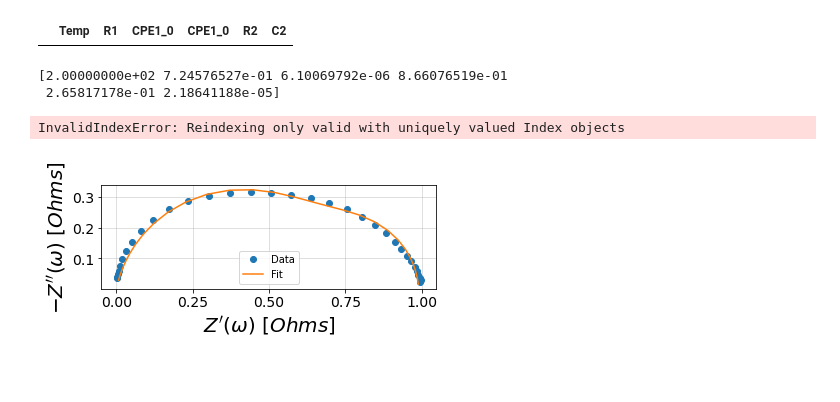
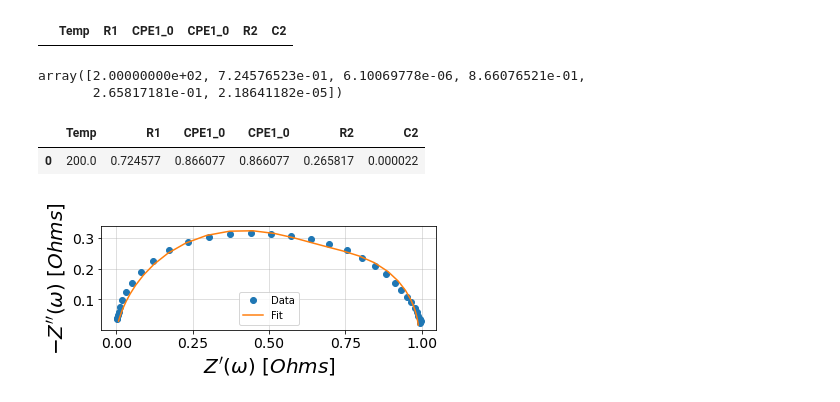
Before and after one commit to vfjacobson90/JupyterNotebooks, a Jupyter notebook: ImpedanceModelsBulk12.2.21.ipynb, the cells around one changed output. Cells and saved outputs as stored; diff of their text form; code cells hidden in the pictures; blank space fills up the shorter version.

Commit message:
Created df and tooling to append a column to the dataframe

```diff
--- a/ImpedanceModelsBulk12.2.21.ipynb
+++ b/ImpedanceModelsBulk12.2.21.ipynb
@@ -86,23 +86,28 @@ Fit parameters:
      C2 = 2.19e-05  (+/- 2.30e-06) [F]
 # %%
 # makes new dataframe
-dataFit = pd.DataFrame(columns = ['Temp','R1','CPE1_0','CPE1_0','R2','C2'])
+column_names = ['Temp','R1','CPE1_0','CPE1_0','R2','C2']
+dataFit = pd.DataFrame(columns = column_names)
 dataFit.head()
 # %% [output]
 |  | Temp | R1 | CPE1_0 | CPE1_0 | R2 | C2 |
 # %%
 # create array to insert into new dataframe from above. using numpy.insert because circuit.params is a numpy.array
 fit_params = np.insert(circuit.parameters_, 0, [200])
-print(fit_params)
+fit_params
 # %% [output]
-[2.00000000e+02 7.24576527e-01 6.10069792e-06 8.66076519e-01
- 2.65817178e-01 2.18641188e-05]
+array([2.00000000e+02, 7.24576523e-01, 6.10069778e-06, 8.66076521e-01,
+       2.65817181e-01, 2.18641182e-05])
 # %%
-# insert data into dataframe. Need to do some more googling to figure this out. also put some time on the calendar to work onthis with Tyler!
-dataFit.append(pd.DataFrame(fit_params),ignore_index = True)
-# dataFit.head()
+# Must include keys (column names) in the dictionary to append. We are creating the correct dictionary with this loop
+data_to_append = {}
+for index, column_name in enumerate(column_names):
+    data_to_append[column_name] = fit_params[index]
+dataFit = dataFit.append(data_to_append, ignore_index = True)
+dataFit.head()
 # %% [output]
-InvalidIndexError: Reindexing only valid with uniquely valued Index objects
+|  | Temp | R1 | CPE1_0 | CPE1_0 | R2 | C2 |
+| 0 | 200.0 | 0.724577 | 0.866077 | 0.866077 | 0.265817 | 0.000022 |
 # %%
 fig, ax = plt.subplots()
 plot_nyquist(ax, Z200, fmt='o')
```
Also changed, not shown: parts of 1 cell of this notebook.
